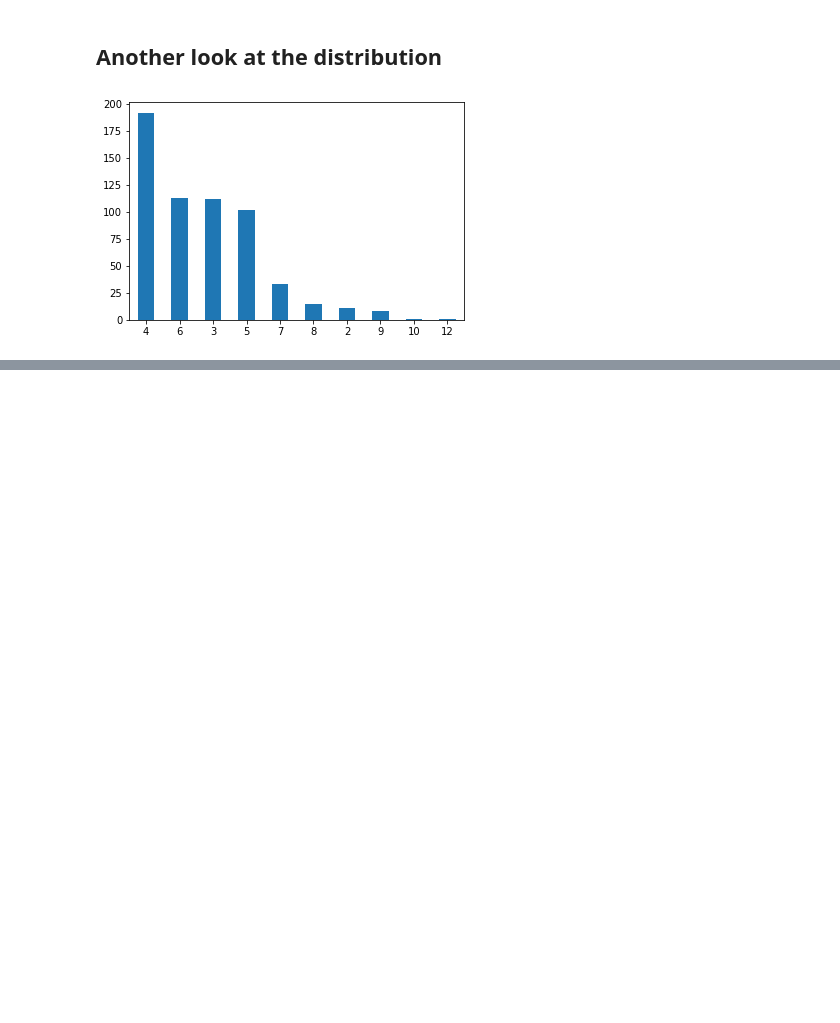
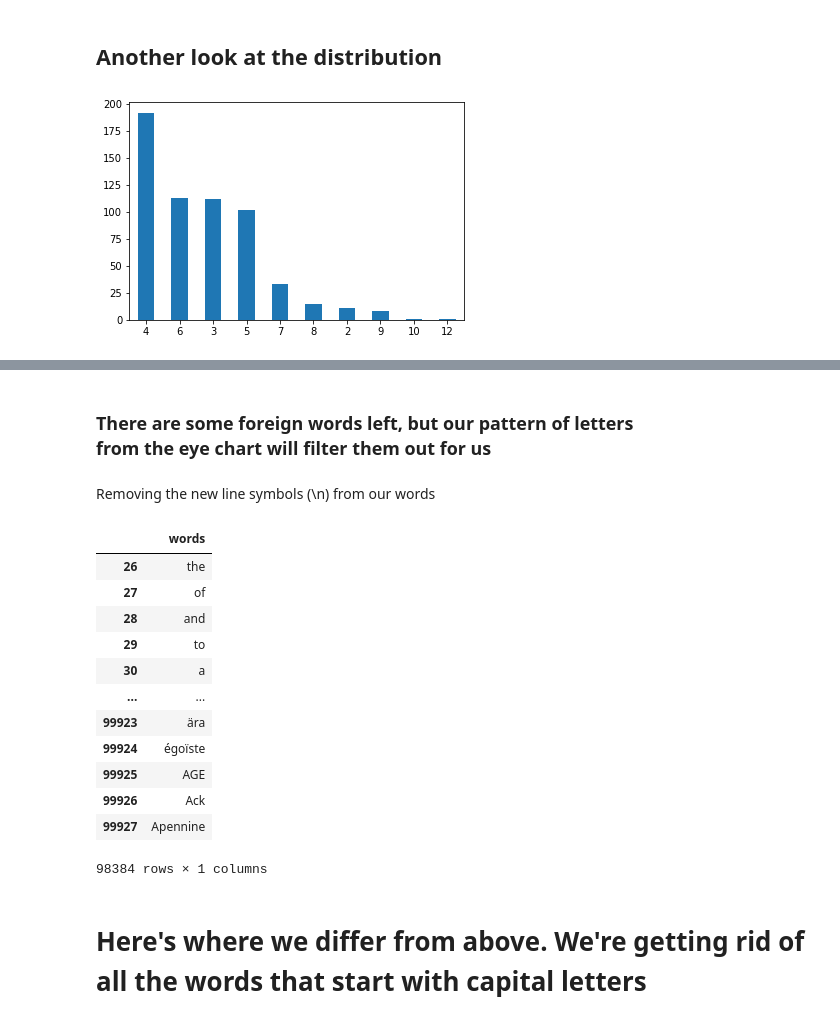
Before and after one commit to nate-walter/Words-From-The-Eye-Chart, a Jupyter notebook: Snellen_Words.ipynb, the cells around one changed output, grey strips where cells are left out. Drawn from its saved outputs; the diff is of its cells as text; code cells hidden in the pictures; blank space fills up the shorter version.

```diff
--- a/Snellen_Words.ipynb
+++ b/Snellen_Words.ipynb
@@ -989,0 +1012,5 @@ data['length'].value_counts().plot(kind='bar', rot=0);
+# %%
+# Go here to find the wiki-100k.txt word list: https://gist.github.com/h3xx/1976236
+
+with open('/Users/nathanwalter/jobsearch/Eye-Chart-Words/Data/large_words/wiki-100k.txt') as wiki:
+    wiki = list(wiki)
@@ -989,0 +1046,3 @@ data['length'].value_counts().plot(kind='bar', rot=0);
+# %%
+wiki_df = pd.DataFrame(wiki, columns=['words'], dtype=str)
+wiki_df.head()
@@ -989,0 +1088,4 @@ data['length'].value_counts().plot(kind='bar', rot=0);
+# %%
+wiki_df.drop(wiki_df[wiki_df['words'].str.contains(r'[@#&$%+-/*]')].index, inplace=True)
+
+wiki_df
@@ -989,0 +1106,24 @@ data['length'].value_counts().plot(kind='bar', rot=0);
+# %% [markdown]
+### There are some foreign words left, but our pattern of letters<br>from the eye chart will filter them out for us
+# %% [markdown]
+Removing the new line symbols (\n) from our words
+# %%
+wiki_df['words'] = wiki_df['words'].str.replace("\n", "")
+# %%
+wiki_df
+# %% [output]
+|  | words |
+| 26 | the |
+| 27 | of |
+| 28 | and |
+| 29 | to |
+| 30 | a |
+| ... | ... |
+| 99923 | ära |
+| 99924 | égoïste |
+| 99925 | AGE |
+| 99926 | Ack |
+| 99927 | Apennine |
+98384 rows × 1 columns
+# %% [markdown]
+# Here's where we differ from above. We're getting rid of all the words that start with capital letters
```
Also changed, not shown: parts of 65 cells of this notebook.
